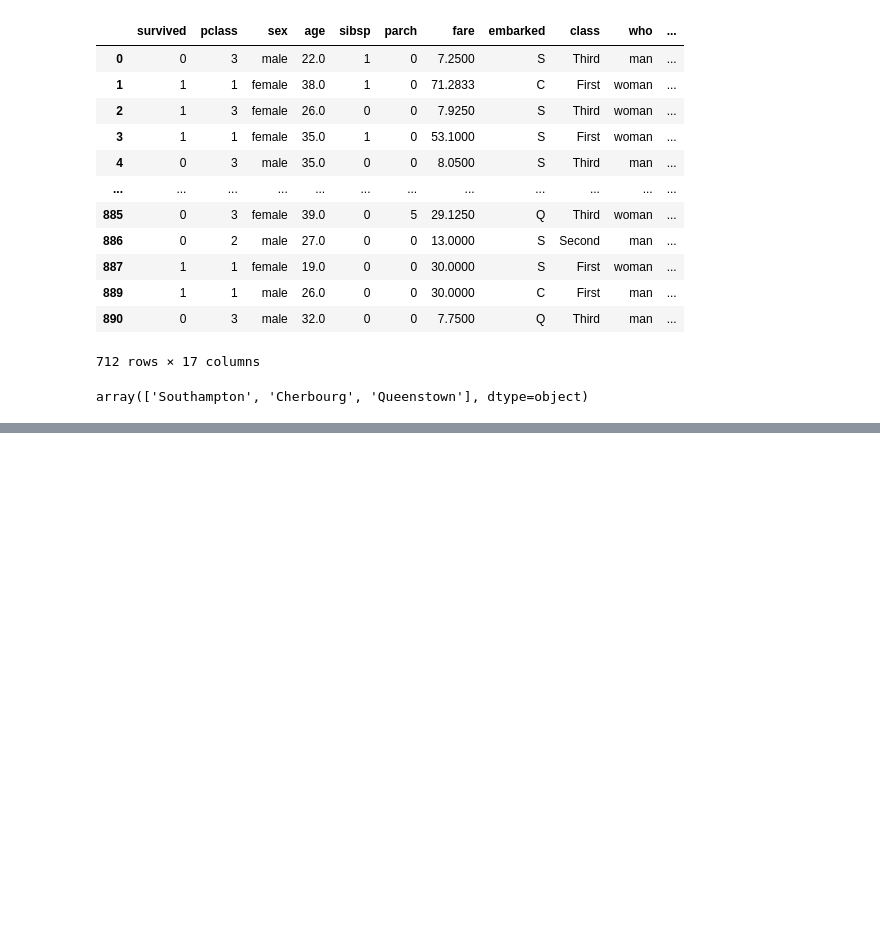
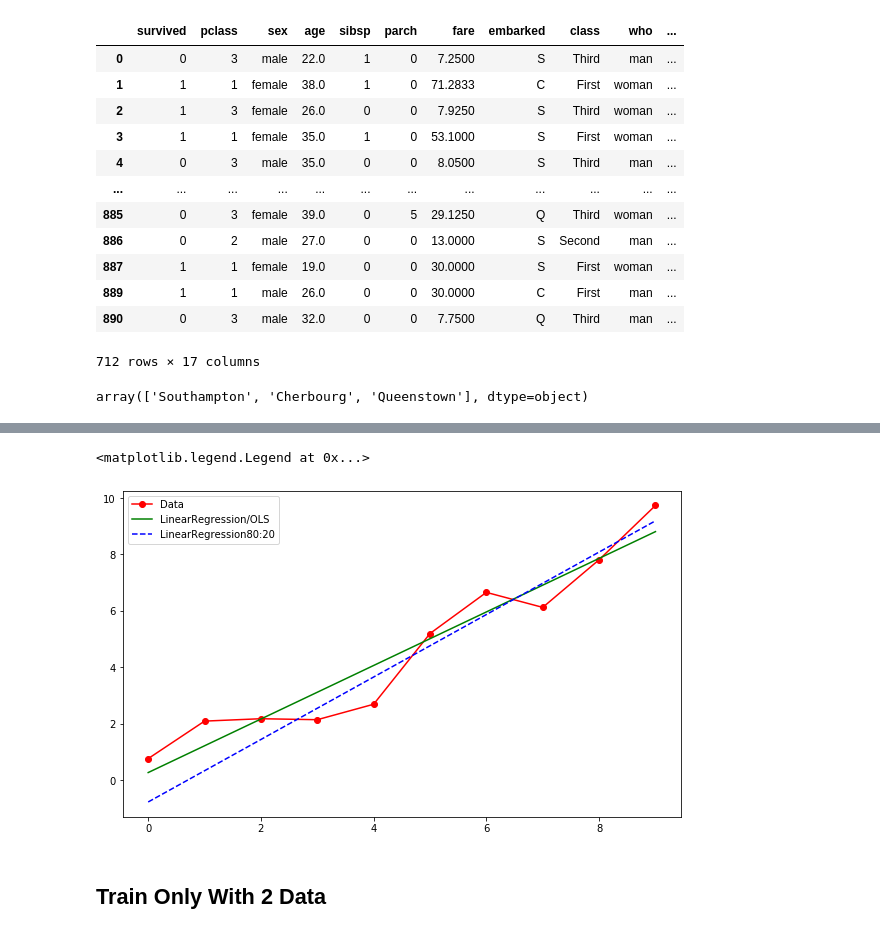
Before and after one commit to ridhoaryo/modul3_linear_reg_1, a Jupyter notebook: Materi_Linear_Regression.ipynb, the cells around one changed output, grey strips where cells are left out. Drawn from its saved outputs; the diff is of its cells as text; code cells hidden in the pictures; blank space fills up the shorter version.

```diff
--- a/Materi_Linear_Regression.ipynb
+++ b/Materi_Linear_Regression.ipynb
@@ -1469,0 +1686,2 @@ array(['Southampton', 'Cherbourg', 'Queenstown'], dtype=object)
+# %%
+X_train, X_test, y_train, y_test = train_test_split(df[['x']], df['y'], train_size=0.8)
@@ -1469,0 +1706,4 @@ array(['Southampton', 'Cherbourg', 'Queenstown'], dtype=object)
+# %%
+model.fit(X_train, y_train)
+df['y_pred_split'] = model.predict(df[['x']])
+df
@@ -1469,0 +1722,11 @@ array(['Southampton', 'Cherbourg', 'Queenstown'], dtype=object)
+# %%
+plt.figure(figsize=(10,6))
+plt.plot(df['x'],df['y'],'ro-')
+plt.plot(df['x'],df['y_pred'],'g-')
+plt.plot(df['x'],df['y_pred_split'], 'b--')
+plt.legend(['Data', 'LinearRegression/OLS', 'LinearRegression80:20'])
+# %% [output]
+<matplotlib.legend.Legend at 0x...>
+[figure, added]
+# %% [markdown]
+## Train Only With 2 Data
```
Also changed, not shown: parts of 40 cells of this notebook.
